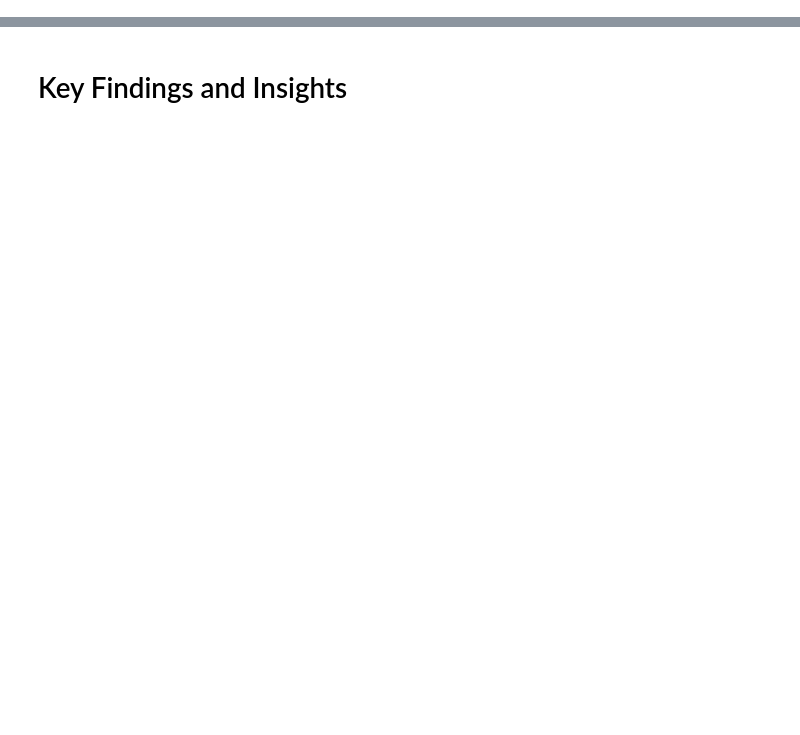
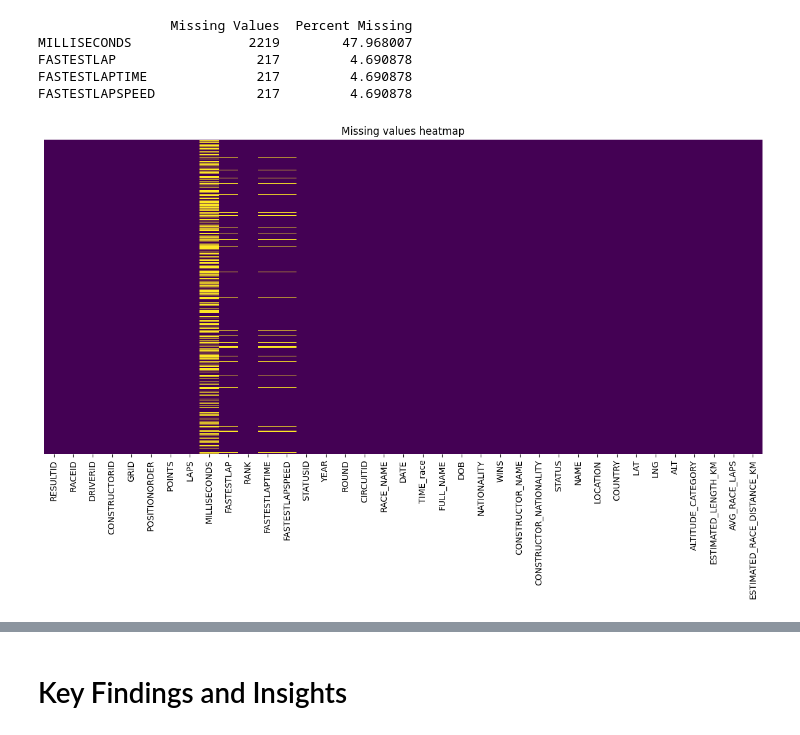
Before and after one commit to emilynagle2/Datathon, a Jupyter notebook: Notebooks/report.ipynb, the cells around one changed output, grey strips where cells are left out. Cells and saved outputs as stored; diff of their text form; code cells hidden in the pictures; blank space fills up the shorter version.

```diff
--- a/Notebooks/report.ipynb
+++ b/Notebooks/report.ipynb
@@ -24,0 +171,10 @@ see task a_b masterdataset, lets add this in pitstops and laptimes if needed als
+# %%
+# Check if there are any duplicates
+print(f'Number of duplicate {main_df.duplicated().sum()}')
+
+# Filter from 2014 to now
+filter_df = main_df[main_df['YEAR'] >=2014].copy()
+
+print(filter_df.shape)
+print(filter_df.columns)
+print(filter_df.info())
@@ -24,0 +203,18 @@ see task a_b masterdataset, lets add this in pitstops and laptimes if needed als
+# %%
+def missing_vals_analysis(df):
+    missing_values = df.isnull().sum()
+    missing_percent = (missing_values / len(df)) * 100
+    missing_df = pd.DataFrame({
+        'Missing Values': missing_values,
+        'Percent Missing': missing_percent
+    })
+    print(missing_df[missing_df['Missing Values'] > 0].sort_values('Percent Missing', ascending=False))
+    plt.figure(figsize=(12,8))
+    sns.heatmap(df.isnull(), cbar=False, yticklabels=False, cmap='viridis')
+    plt.title('Missing values heatmap')
+    plt.tight_layout()
+    plt.show()
+    plt.savefig('{df}_missing_values_heatmap.png')
+    plt.close()
+
+missing_vals_analysis(filter_df)
@@ -24,0 +246,17 @@ see task a_b masterdataset, lets add this in pitstops and laptimes if needed als
+# %%
+columns_to_drop = [
+    'POSITION', 'POSITIONTEXT', 'TIME', 'NUMBER', 'SPRINT_TIME', 'SPRINT_DATE',
+    'FP3_TIME', 'FP1_TIME', 'FP2_TIME', 'QUALI_TIME','FP1_DATE', 'FP3_DATE', 'FP2_DATE',
+    'QUALI_DATE', 'TIME'
+]
+
+filter_df.drop(columns=columns_to_drop, inplace=True)
+
+missing_vals_analysis(filter_df)
+# %% [output]
+                 Missing Values  Percent Missing
+MILLISECONDS               2219        47.968007
+FASTESTLAP                  217         4.690878
+FASTESTLAPTIME              217         4.690878
+FASTESTLAPSPEED             217         4.690878
+[figure, added]
```
Also changed, not shown: parts of 37 cells of this notebook.
